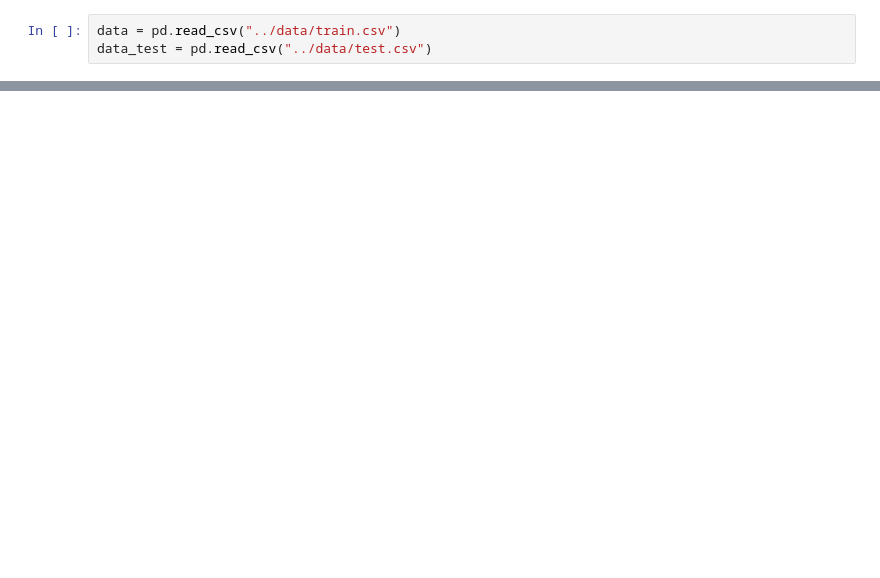
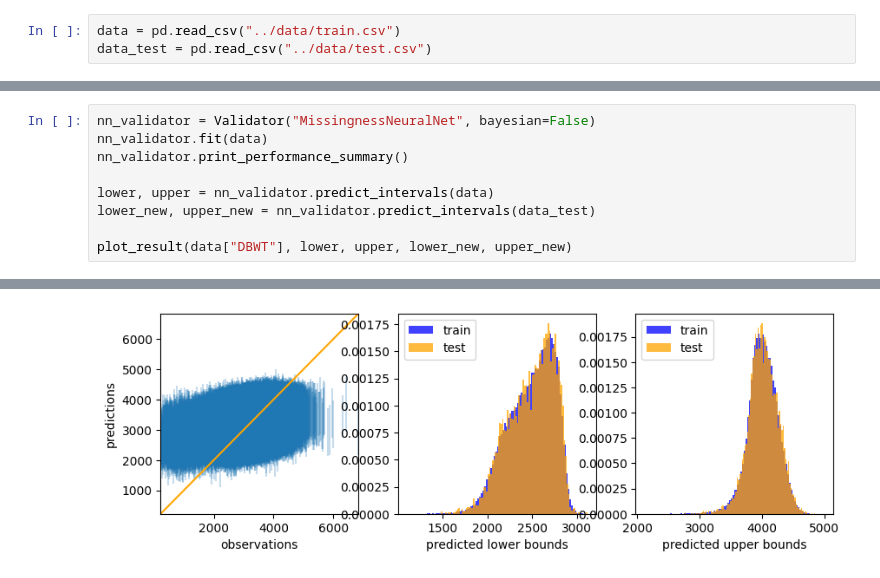
Before and after one commit to hrmerrill/kaggle-prediction-interval-birthweight, a Jupyter notebook: notebooks/testing.ipynb, the cells around one changed output, grey strips where cells are left out. Saved outputs shown, nothing was run; the diff lists cells and outputs as text; blank space fills up the shorter version.

```diff
--- a/notebooks/testing.ipynb
+++ b/notebooks/testing.ipynb
@@ -91,0 +58,10 @@ plt.show()
+# %%
+nn_validator = Validator("MissingnessNeuralNet", bayesian=False)
+nn_validator.fit(data)
+nn_validator.print_performance_summary()
+
+lower, upper = nn_validator.predict_intervals(data)
+lower_new, upper_new = nn_validator.predict_intervals(data_test)
+
+plot_result(data["DBWT"], lower, upper, lower_new, upper_new)
+# %% [output]
@@ -92 +77,2 @@ plt.show()
+[figure, added]
 # %%
```
Also changed, not shown: parts of 10 cells of this notebook, 10 other files.
